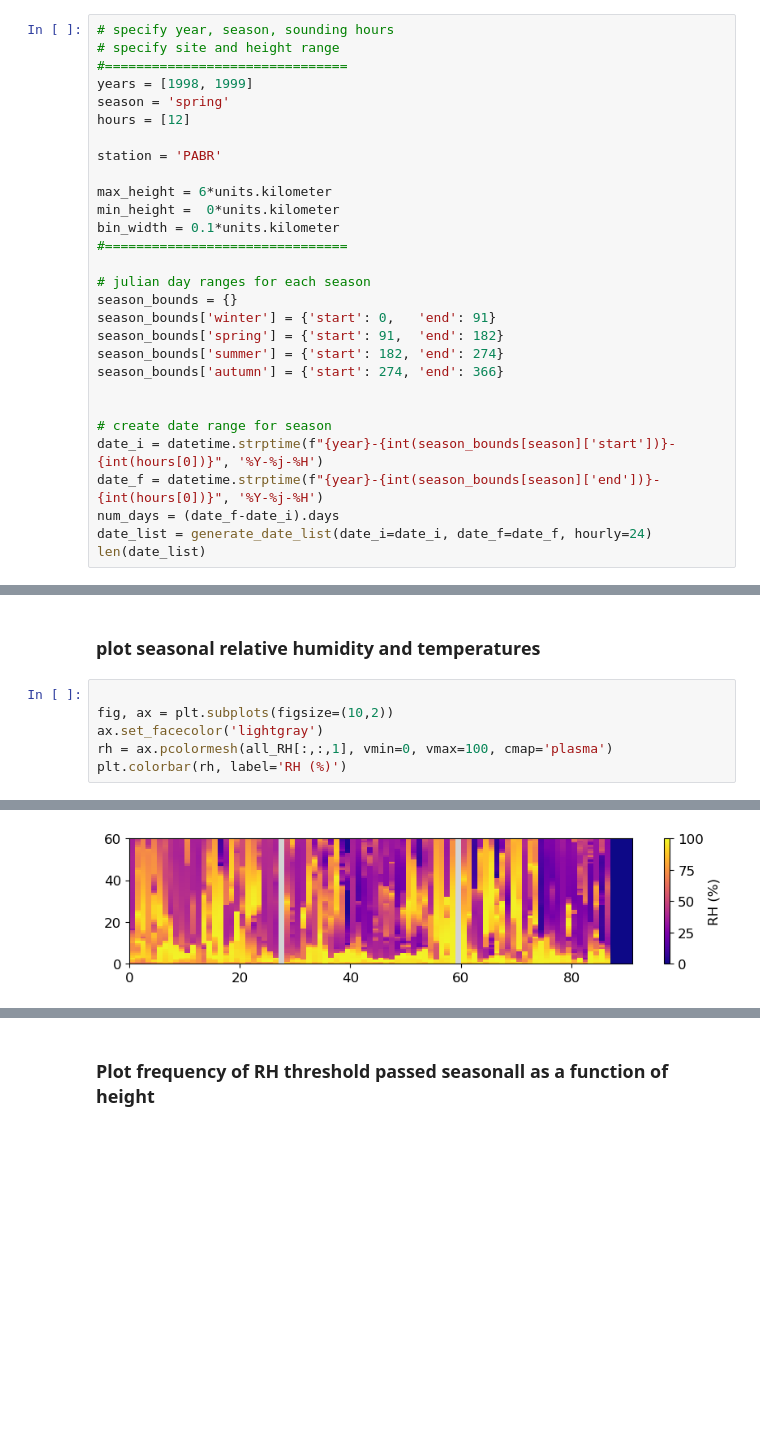
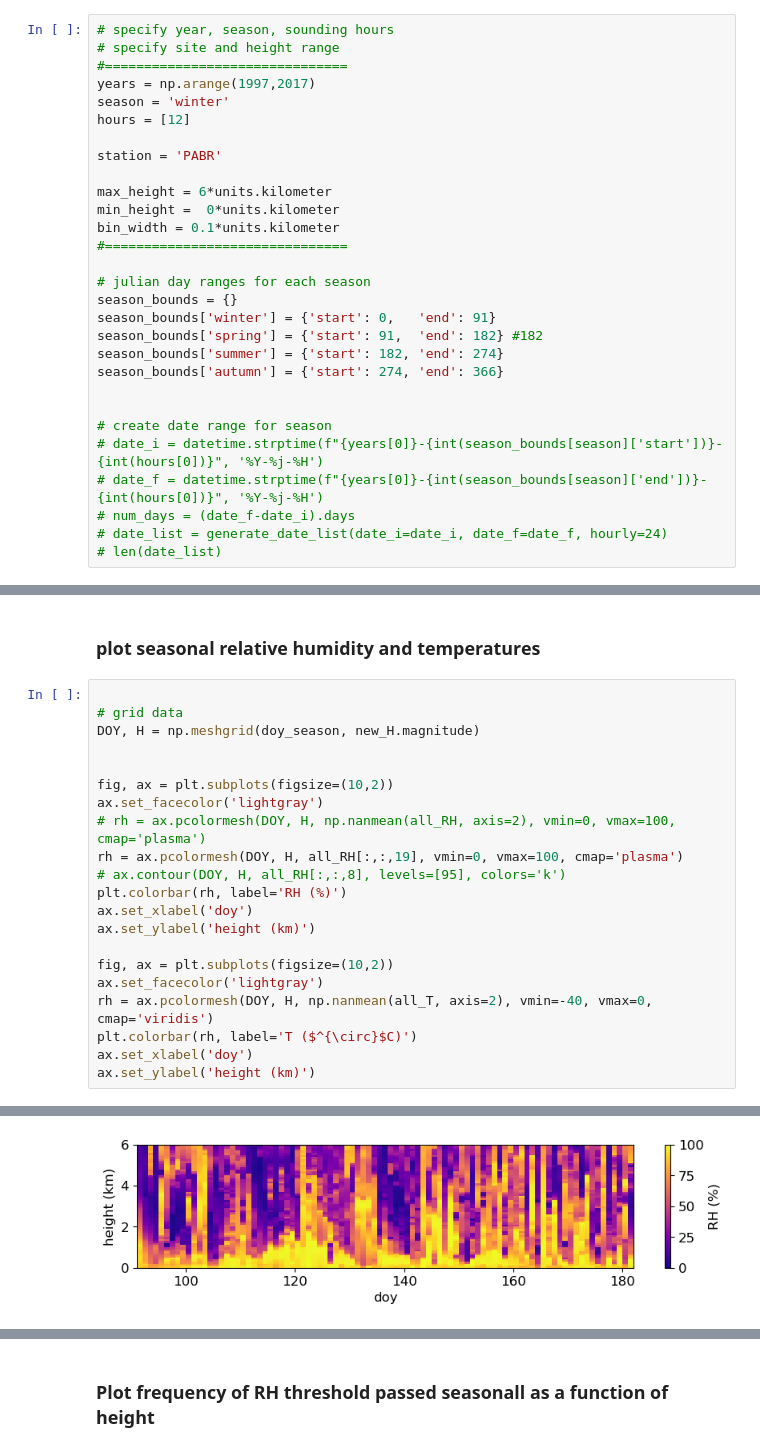
Before and after one commit to mackenziejewell/ArcticClouds_SoundingAnalysis, a Jupyter notebook: 5_evaluate_interpolated_soundings_allyears.ipynb, the cells around one changed output, grey strips where cells are left out. Cells and saved outputs as stored; diff of their text form; blank space fills up the shorter version.

Commit message:
routine to analyze multiple years

```diff
--- a/5_evaluate_interpolated_soundings_allyears.ipynb
+++ b/5_evaluate_interpolated_soundings_allyears.ipynb
@@ -33,8 +33,8 @@ season should be either 'winter', 'spring', 'summer', 'autumn', or 'all' for all
 # specify year, season, sounding hours
 # specify site and height range
 #===============================
-years = [1998, 1999]
-season = 'spring'
+years = np.arange(1997,2017)
+season = 'winter'
 hours = [12]
 
 station = 'PABR'
@@ -47,14 +47,14 @@ bin_width = 0.1*units.kilometer
 # julian day ranges for each season
 season_bounds = {}
 season_bounds['winter'] = {'start': 0,   'end': 91}
-season_bounds['spring'] = {'start': 91,  'end': 182}
+season_bounds['spring'] = {'start': 91,  'end': 182} #182
 season_bounds['summer'] = {'start': 182, 'end': 274}
 season_bounds['autumn'] = {'start': 274, 'end': 366}
 
 
 # create date range for season
-date_i = datetime.strptime(f"{year}-{int(season_bounds[season]['start'])}-{int(hours[0])}", '%Y-%j-%H')
-date_f = datetime.strptime(f"{year}-{int(season_bounds[season]['end'])}-{int(hours[0])}", '%Y-%j-%H')
-num_days = (date_f-date_i).days
-date_list = generate_date_list(date_i=date_i, date_f=date_f, hourly=24)
-len(date_list)
+# date_i = datetime.strptime(f"{years[0]}-{int(season_bounds[season]['start'])}-{int(hours[0])}", '%Y-%j-%H')
+# date_f = datetime.strptime(f"{years[0]}-{int(season_bounds[season]['end'])}-{int(hours[0])}", '%Y-%j-%H')
+# num_days = (date_f-date_i).days
+# date_list = generate_date_list(date_i=date_i, date_f=date_f, hourly=24)
+# len(date_list)
@@ -202,9 +214,24 @@ for yy, year in enumerate(years):
 # %% [markdown]
 ### plot seasonal relative humidity and temperatures
 # %%
+
+# grid data
+DOY, H = np.meshgrid(doy_season, new_H.magnitude)
+
 
 fig, ax = plt.subplots(figsize=(10,2))
 ax.set_facecolor('lightgray')
-rh = ax.pcolormesh(all_RH[:,:,1], vmin=0, vmax=100, cmap='plasma')
+# rh = ax.pcolormesh(DOY, H, np.nanmean(all_RH, axis=2), vmin=0, vmax=100, cmap='plasma')
+rh = ax.pcolormesh(DOY, H, all_RH[:,:,19], vmin=0, vmax=100, cmap='plasma')
+# ax.contour(DOY, H, all_RH[:,:,8], levels=[95], colors='k')
 plt.colorbar(rh, label='RH (%)')
+ax.set_xlabel('doy')
+ax.set_ylabel('height (km)')
+
+fig, ax = plt.subplots(figsize=(10,2))
+ax.set_facecolor('lightgray')
+rh = ax.pcolormesh(DOY, H, np.nanmean(all_T, axis=2), vmin=-40, vmax=0, cmap='viridis')
+plt.colorbar(rh, label='T ($^{\circ}$C)')
+ax.set_xlabel('doy')
+ax.set_ylabel('height (km)')
 # %% [output]
@@ -212 +239 @@ plt.colorbar(rh, label='RH (%)')
-[figure, old version]
+[figure, new version]
```
Also changed, not shown: parts of 9 cells of this notebook, 14 other files.
